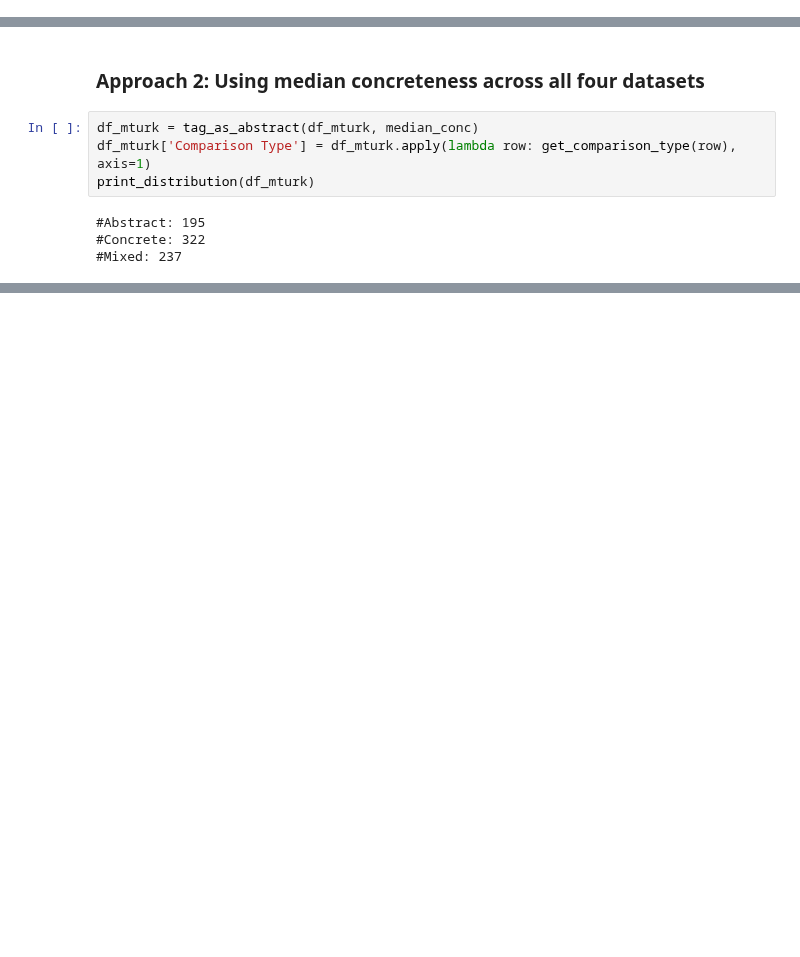
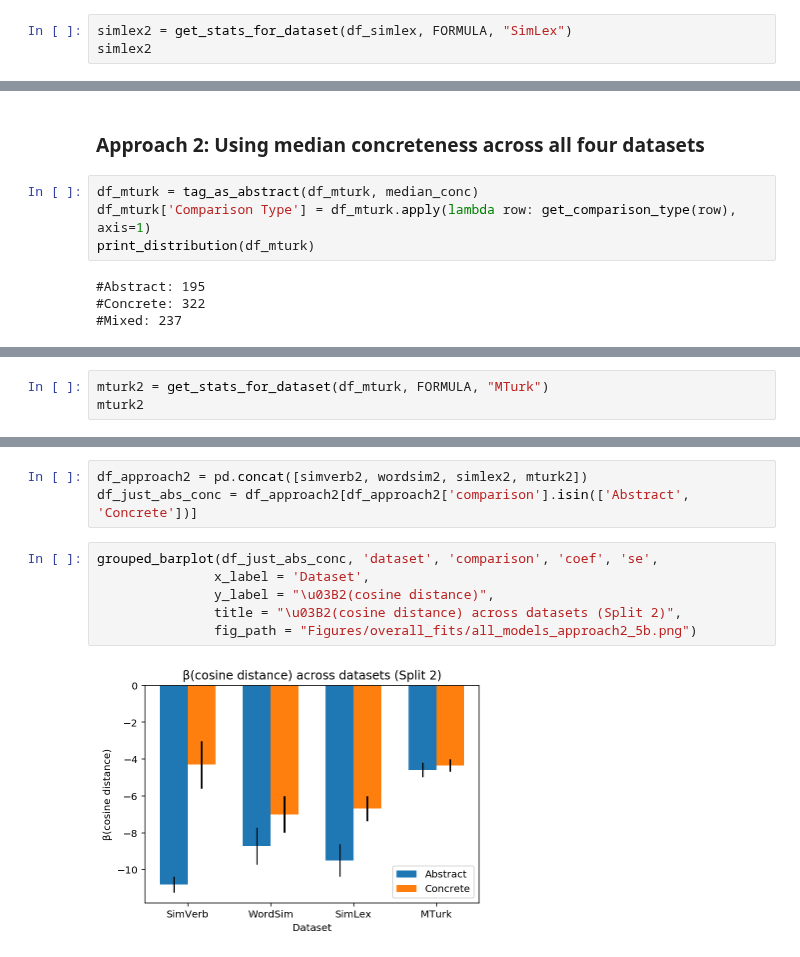
Before and after one commit to seantrott/abstract_concrete, a Jupyter notebook: Data analysis.ipynb, the cells around one changed output, grey strips where cells are left out. Drawn from its saved outputs; the diff is of its cells as text; blank space fills up the shorter version.

```diff
--- a/Data analysis.ipynb
+++ b/Data analysis.ipynb
@@ -302,0 +288,3 @@ get_stats_for_dataset(df_simlex, FORMULA)
+# %%
+simlex2 = get_stats_for_dataset(df_simlex, FORMULA, "SimLex")
+simlex2
@@ -340,0 +328,3 @@ get_stats_for_dataset(df_mturk, FORMULA)
+# %%
+mturk2 = get_stats_for_dataset(df_mturk, FORMULA, "MTurk")
+mturk2
@@ -340,0 +386,11 @@ get_stats_for_dataset(df_mturk, FORMULA)
+# %%
+df_approach2 = pd.concat([simverb2, wordsim2, simlex2, mturk2])
+df_just_abs_conc = df_approach2[df_approach2['comparison'].isin(['Abstract', 'Concrete'])]
+# %%
+grouped_barplot(df_just_abs_conc, 'dataset', 'comparison', 'coef', 'se',
+               x_label = 'Dataset',
+               y_label = "\u03B2(cosine distance)",
+               title = "\u03B2(cosine distance) across datasets (Split 2)",
+               fig_path = "Figures/overall_fits/all_models_approach2_5b.png")
+# %% [output]
+[figure, added]
```
Also changed, not shown: parts of 62 cells of this notebook.
